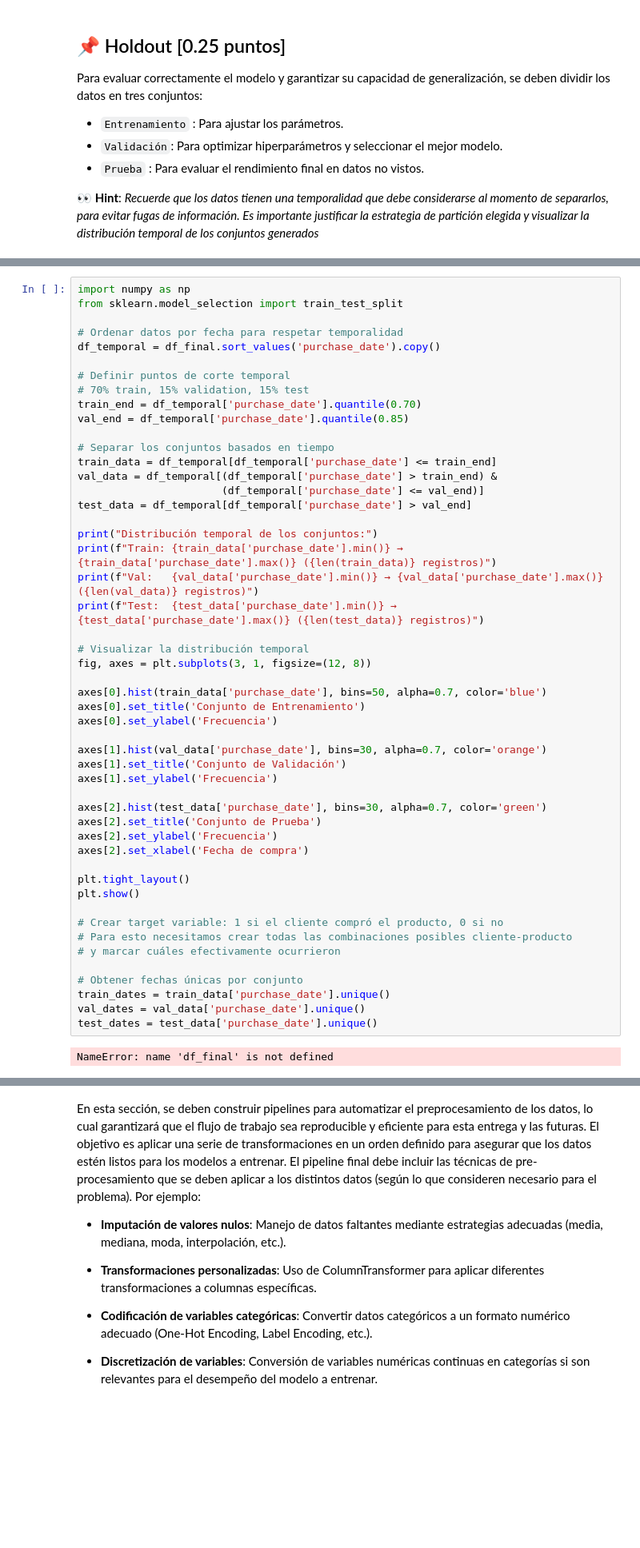
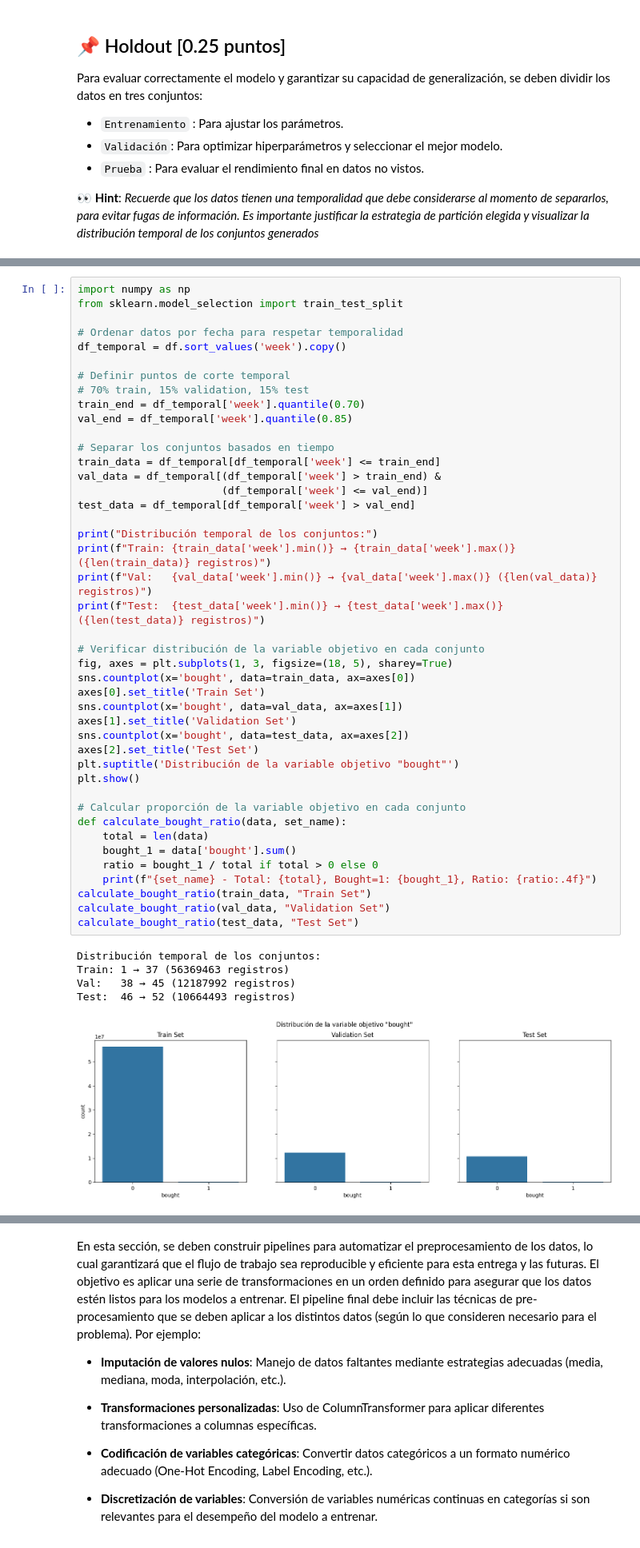
Before and after one commit to fco-marquez/MDS7202_Free_Riders, a Jupyter notebook: entrega1/enunciado_entrega1.ipynb, the cells around one changed output, grey strips where cells are left out. Shown: that part at 80% size. Saved outputs shown, nothing was run; the diff lists cells and outputs as text; blank space fills up the shorter version.

Commit message:
Holdout casi listo: Revisar como manejar la diferencia entre clases positivas y negativas

```diff
--- a/entrega1/enunciado_entrega1.ipynb
+++ b/entrega1/enunciado_entrega1.ipynb
@@ -833,52 +835,49 @@ Para evaluar correctamente el modelo y garantizar su capacidad de generalizació
 # %%
 import numpy as np
 from sklearn.model_selection import train_test_split
 
 # Ordenar datos por fecha para respetar temporalidad
-df_temporal = df_final.sort_values('purchase_date').copy()
+df_temporal = df.sort_values('week').copy()
 
 # Definir puntos de corte temporal
 # 70% train, 15% validation, 15% test
-train_end = df_temporal['purchase_date'].quantile(0.70)
-val_end = df_temporal['purchase_date'].quantile(0.85)
+train_end = df_temporal['week'].quantile(0.70)
+val_end = df_temporal['week'].quantile(0.85)
 
 # Separar los conjuntos basados en tiempo
-train_data = df_temporal[df_temporal['purchase_date'] <= train_end]
-val_data = df_temporal[(df_temporal['purchase_date'] > train_end) &
-                       (df_temporal['purchase_date'] <= val_end)]
-test_data = df_temporal[df_temporal['purchase_date'] > val_end]
+train_data = df_temporal[df_temporal['week'] <= train_end]
+val_data = df_temporal[(df_temporal['week'] > train_end) &
+                       (df_temporal['week'] <= val_end)]
+test_data = df_temporal[df_temporal['week'] > val_end]
 
 print("Distribución temporal de los conjuntos:")
-print(f"Train: {train_data['purchase_date'].min()} → {train_data['purchase_date'].max()} ({len(train_data)} registros)")
-print(f"Val:   {val_data['purchase_date'].min()} → {val_data['purchase_date'].max()} ({len(val_data)} registros)")
-print(f"Test:  {test_data['purchase_date'].min()} → {test_data['purchase_date'].max()} ({len(test_data)} registros)")
+print(f"Train: {train_data['week'].min()} → {train_data['week'].max()} ({len(train_data)} registros)")
+print(f"Val:   {val_data['week'].min()} → {val_data['week'].max()} ({len(val_data)} registros)")
+print(f"Test:  {test_data['week'].min()} → {test_data['week'].max()} ({len(test_data)} registros)")
 
-# Visualizar la distribución temporal
-fig, axes = plt.subplots(3, 1, figsize=(12, 8))
-
-axes[0].hist(train_data['purchase_date'], bins=50, alpha=0.7, color='blue')
-axes[0].set_title('Conjunto de Entrenamiento')
-axes[0].set_ylabel('Frecuencia')
-
-axes[1].hist(val_data['purchase_date'], bins=30, alpha=0.7, color='orange')
-axes[1].set_title('Conjunto de Validación')
-axes[1].set_ylabel('Frecuencia')
-
-axes[2].hist(test_data['purchase_date'], bins=30, alpha=0.7, color='green')
-axes[2].set_title('Conjunto de Prueba')
-axes[2].set_ylabel('Frecuencia')
-axes[2].set_xlabel('Fecha de compra')
-
-plt.tight_layout()
+# Verificar distribución de la variable objetivo en cada conjunto
+fig, axes = plt.subplots(1, 3, figsize=(18, 5), sharey=True)
+sns.countplot(x='bought', data=train_data, ax=axes[0])
+axes[0].set_title('Train Set')
+sns.countplot(x='bought', data=val_data, ax=axes[1])
+axes[1].set_title('Validation Set')
+sns.countplot(x='bought', data=test_data, ax=axes[2])
+axes[2].set_title('Test Set')
+plt.suptitle('Distribución de la variable objetivo "bought"')
 plt.show()
 
-# Crear target variable: 1 si el cliente compró el producto, 0 si no
-# Para esto necesitamos crear todas las combinaciones posibles cliente-producto
-# y marcar cuáles efectivamente ocurrieron
-
-# Obtener fechas únicas por conjunto
-train_dates = train_data['purchase_date'].unique()
-val_dates = val_data['purchase_date'].unique()
-test_dates = test_data['purchase_date'].unique()
+# Calcular proporción de la variable objetivo en cada conjunto
+def calculate_bought_ratio(data, set_name):
+    total = len(data)
+    bought_1 = data['bought'].sum()
+    ratio = bought_1 / total if total > 0 else 0
+    print(f"{set_name} - Total: {total}, Bought=1: {bought_1}, Ratio: {ratio:.4f}")
+calculate_bought_ratio(train_data, "Train Set")
+calculate_bought_ratio(val_data, "Validation Set")
+calculate_bought_ratio(test_data, "Test Set")
 # %% [output]
-NameError: name 'df_final' is not defined
+Distribución temporal de los conjuntos:
+Train: 1 → 37 (56369463 registros)
+Val:   38 → 45 (12187992 registros)
+Test:  46 → 52 (10664493 registros)
+[figure, added]
```
Also changed, not shown: parts of 3 cells of this notebook.
